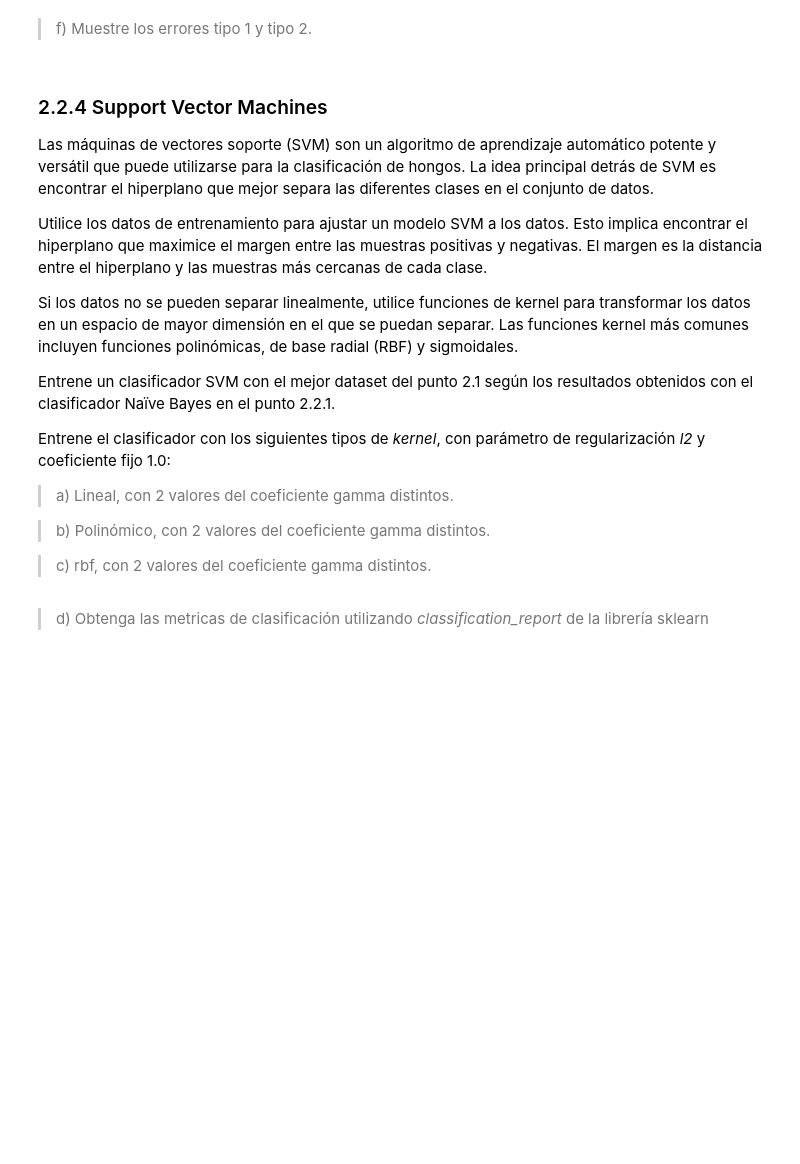
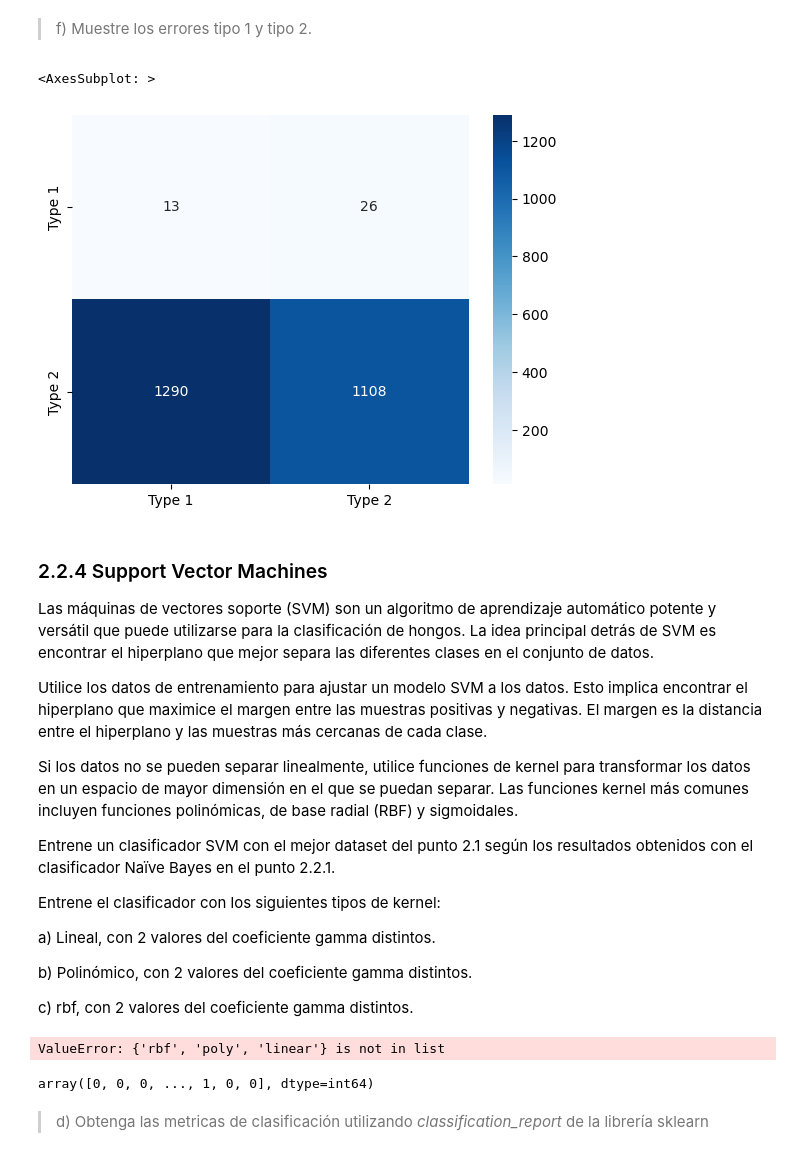
Before and after one commit to DYessouroun/Tareas-ML, a Jupyter notebook: Entregable_Tarea_1_DDD.ipynb, the cells around one changed output. Cells and saved outputs as stored; diff of their text form; code cells hidden in the pictures; blank space fills up the shorter version.

```diff
--- a/Entregable_Tarea_1_DDD.ipynb
+++ b/Entregable_Tarea_1_DDD.ipynb
@@ -1862,14 +1875,10 @@ La regresión logística es un modelo discriminativo de clasificación clásico
 
 **Nota:** Usted puede variar o probar con distintos hiperparámetros siempre y cuando se utilizen de forma correcta el modelo y los datos para que pueda obtener predicciones comparables con los otros modelos. Puede basarse en los hiperparámetros probados con el regresor logistico y en la documentación de la librería.
 # %%
-clf = LogisticRegression(...)
-clf.fit(X_train_..., y_train_...)
+clf = LogisticRegression()
+clf.fit(X_train,y_train)
 
-y_pred = clf.predict(X_test_...)
-
-"""
-Su códig aquí
-"""
+y_pred = clf.predict(X_test)
 # %% [markdown]
 > e) Obtenga las metricas de clasificación utilizando *classification_report* de la librería sklearn
 # %%
@@ -1878,16 +1896,19 @@ print(classification_report(y_test_..., y_pred, labels=['edible', 'poisonous'],
 > f) Muestre los errores tipo 1 y tipo 2.
 # %%
 # assume you have a classification report saved in the variable `report`
-cm = confusion_matrix(y_true, y_pred)  # replace y_true and y_pred with your actual true and predicted labels
+cm = confusion_matrix(y_test, y_pred)  # replace y_true and y_pred with your actual true and predicted labels
 
 # extract the true positive, false positive, false negative, and true negative counts from the confusion matrix
 tn, fp, fn, tp = cm.ravel()
 
 # create a 2x2 matrix of the type 1 and type 2 errors
 error_matrix = [[fp, fn], [tn, tp]]
 
 # plot the heatmap using seaborn
 sns.heatmap(error_matrix, annot=True, cmap='Blues', fmt='d', xticklabels=['Type 1', 'Type 2'], yticklabels=['Type 1', 'Type 2'])
+# %% [output]
+<AxesSubplot: >
+[figure, added]
 # %% [markdown]
 ### 2.2.4 Support Vector Machines
 
@@ -1899,22 +1920,28 @@ Si los datos no se pueden separar linealmente, utilice funciones de kernel para
 
 Entrene un clasificador SVM con el mejor dataset del punto 2.1 según los resultados obtenidos con el clasificador Naïve Bayes en el punto 2.2.1.
 
-Entrene el clasificador con los siguientes tipos de _kernel_, con parámetro de regularización _l2_ y coeficiente fijo 1.0:
+Entrene el clasificador con los siguientes tipos de kernel:
 
-> a) Lineal, con 2 valores del coeficiente gamma distintos.
+a) Lineal, con 2 valores del coeficiente gamma distintos.
 
-> b) Polinómico, con 2 valores del coeficiente gamma distintos.
+b) Polinómico, con 2 valores del coeficiente gamma distintos.
 
-> c) rbf, con 2 valores del coeficiente gamma distintos.
+c) rbf, con 2 valores del coeficiente gamma distintos.
 # %%
-clf = NuSVC(kernel={'linear', 'poly', 'rbf'}, gamma=...)
-clf.fit(X_train_..., y_train_...)
+clf = NuSVC(kernel={'linear', 'poly', 'rbf'},gamma=)
+clf.fit(X_train, y_train)
 
-y_pred = clf.predict(X_test_...)
-
-"""
-Su códig aquí
-"""
+y_pred = clf.predict(X_test)
+# %% [output]
+ValueError: {'rbf', 'poly', 'linear'} is not in list
+# %%
+clf = NuSVC(kernel='linear',gamma ='auto' )
+clf.fit(X_train, y_train)
+
+y_pred_lineal_ = clf.predict(X_test)
+y_pred
+# %% [output]
+array([0, 0, 0, ..., 1, 0, 0], dtype=int64)
 # %% [markdown]
 > d) Obtenga las metricas de clasificación utilizando *classification_report* de la librería sklearn
 # %%
```
Also changed, not shown: parts of 9 cells of this notebook.
